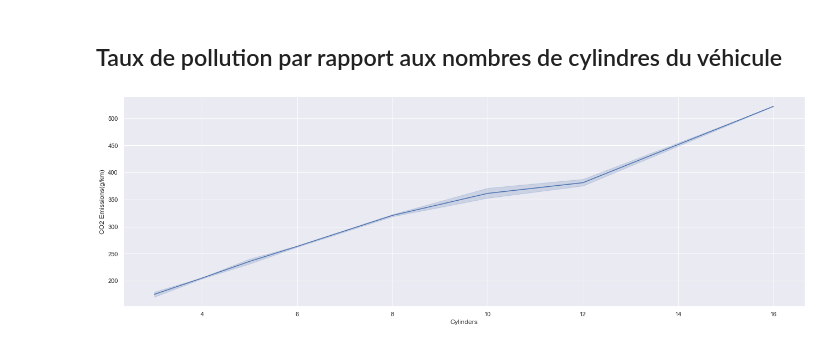
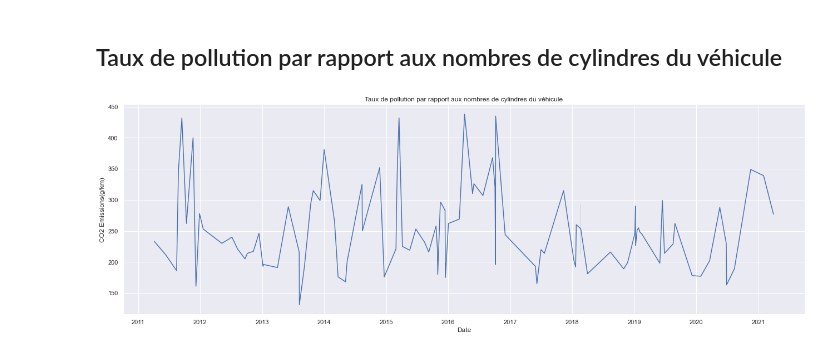
Before and after one commit to Jeevesen/Projet_DataVisualisation, a Jupyter notebook: DataVisualisation.ipynb, the cells around one changed output. Saved outputs shown, nothing was run; the diff lists cells and outputs as text; code cells hidden in the pictures.

```diff
--- a/DataVisualisation.ipynb
+++ b/DataVisualisation.ipynb
@@ -59,11 +62,15 @@ sns.scatterplot(x="CO2 Emissions(g/km)", y="Fuel Type", data= df)
 # %% [markdown]
 ## Taux de pollution par rapport aux nombres de cylindres du véhicule
-# %%
-# CO2 Emissions en g/km
-
-sns.relplot(x="Cylinders", y="CO2 Emissions(g/km)",data=df,kind="line").fig.set_size_inches(20,6)
-plt.show()
-
-# Plus le véhicule aura de cylindres plus il sera polluant.
-# %% [output]
-[figure, removed]
+# %%
+# CO2 Emissions en g/km
+
+df['Date'] = pd.to_datetime(df['Date'])
+co2 = df['CO2 Emissions(g/km)'].sample(100)
+sns.relplot(x="Date", y=co2,data=df,kind="line").fig.set_size_inches(20,6)
+plt.title('Taux de pollution par rapport aux nombres de cylindres du véhicule')
+plt.show()
+
+# Je n'avais pas de champ de date dans mon dataset par défaut, j'ai donc généré une colonne Date.
+# Mais si on avait une colonne date avec les dates de mise en circulation des véhicules, on aurait pu voir la variation de l'émission de CO2 en fonction de l'année du véhicule.
+# %% [output]
+[figure, added]
```
Also changed, not shown: parts of 17 cells of this notebook, 1 other file.
